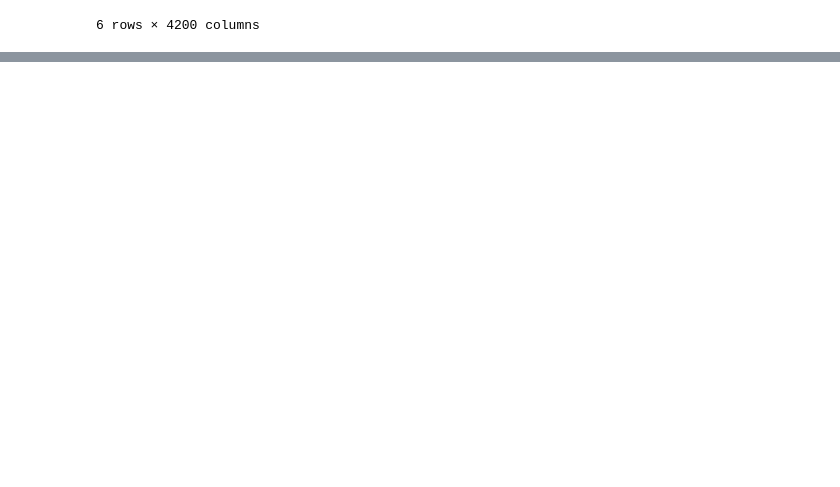
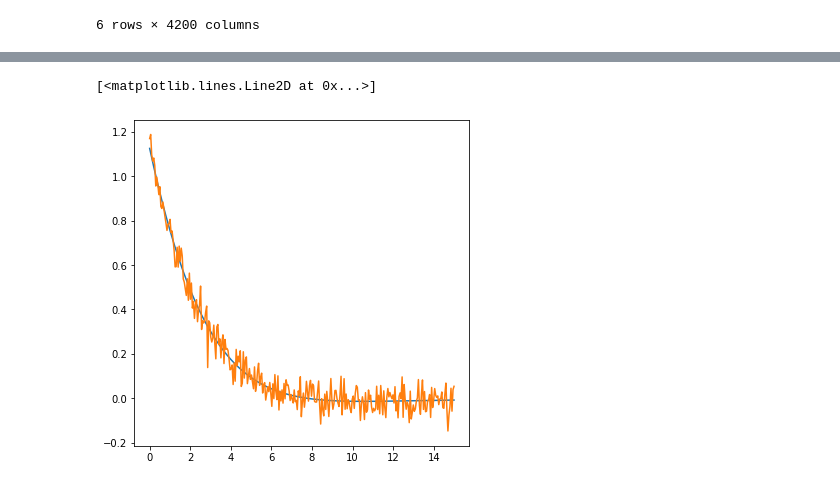
Before and after one commit to BGerwe/Xray-Project, a Jupyter notebook: fr_XAS/Scratch2.ipynb, the cells around one changed output, grey strips where cells are left out. Saved outputs shown, nothing was run; the diff lists cells and outputs as text; code cells hidden in the pictures; blank space fills up the shorter version.

```diff
--- a/fr_XAS/Scratch2.ipynb
+++ b/fr_XAS/Scratch2.ipynb
@@ -301,0 +455,18 @@ data3
+# %%
+guess_params=Parameters()
+guess_params.add('Amp', value=.8)
+guess_params.add('l_d', value=2.1)
+guess_params.add('sig', value=.8)
+guess_params.add('offs', value=.001)
+# %%
+result = Chis.fit(meas_chi, params=guess_params, x=dist, verbose=True)
+fit_chi = Chis.eval(params=result.params, x=dist)
+guess_chi = Chis.eval(params=guess_params, x=dist)
+# %%
+fig, ax1 = plt.subplots(ncols=1, nrows=1, figsize=(6,6))
+# ax1.plot(dist, guess_chi)
+ax1.plot(dist, fit_chi.real)
+ax1.plot(dist, meas_chi.real)
+# %% [output]
+[<matplotlib.lines.Line2D at 0x...>]
+[figure, added]
```
Also changed, not shown: parts of 7 cells of this notebook, 3 other files.
